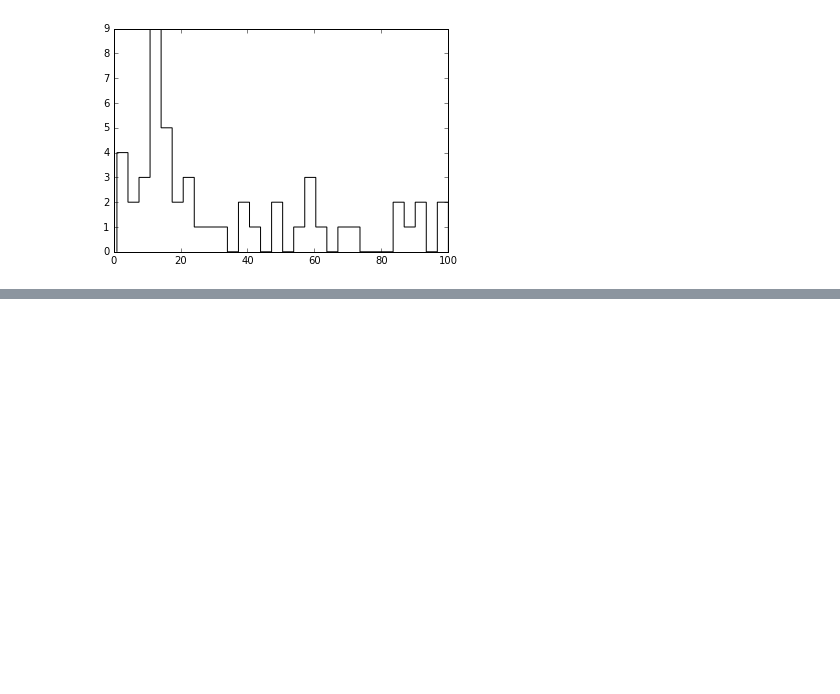
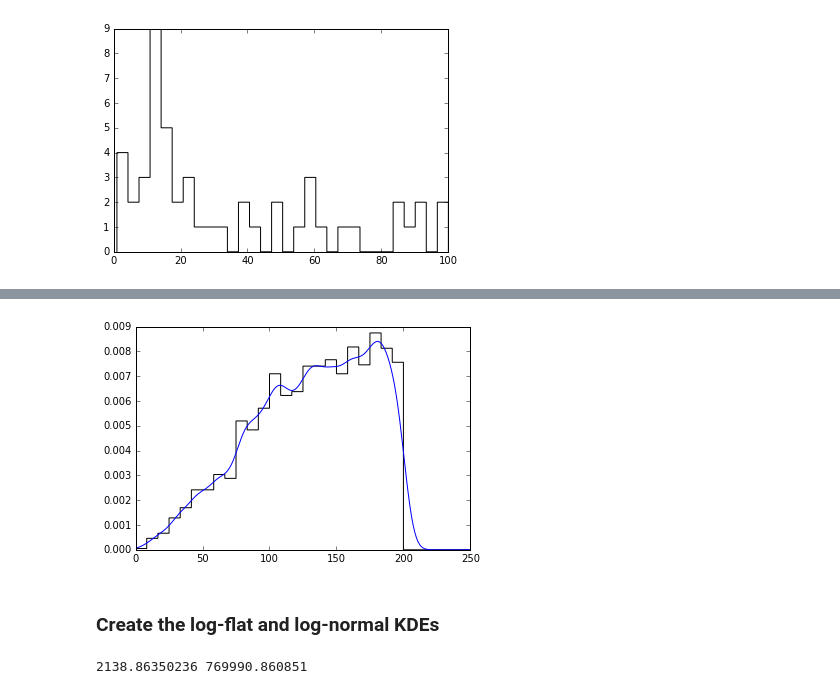
Before and after one commit to astroJeff/gaia_binaries, a Jupyter notebook: notebooks/TGAS_distribution.ipynb, the cells around one changed output, grey strips where cells are left out. Saved outputs shown, nothing was run; the diff lists cells and outputs as text; code cells hidden in the pictures; blank space fills up the shorter version.

```diff
--- a/notebooks/TGAS_distribution.ipynb
+++ b/notebooks/TGAS_distribution.ipynb
@@ -407,0 +421,14 @@ print 10.*pc_to_cm / 6.95e10
+# %%
+dist_kde = gaussian_kde(dist[dist<200.0], bw_method=0.1)
+
+tmp_dist = np.linspace(0.0, 250.0, 200)
+dist_out = dist_kde.evaluate((tmp_dist))
+
+plt.plot(tmp_dist, dist_out)
+plt.hist(dist[dist<200.0], normed=True, histtype='step', color='k', bins=30, range=(0,250.0))
+
+plt.show()
+# %% [output]
+[figure, added]
+# %% [markdown]
+### Create the log-flat and log-normal KDEs
@@ -407,0 +503,10 @@ print 10.*pc_to_cm / 6.95e10
+# %%
+theta_min = 10.0 # 2 arcsec
+theta_max = 3600.0 # 1 degree
+
+s_min = (theta_min / 3600.0 * np.pi/180.0) * (c.pc_to_cm / c.Rsun_to_cm)
+s_max = (theta_max / 3600.0 * np.pi/180.0) * (c.pc_to_cm / c.Rsun_to_cm)
+
+print s_min, s_max
+# %% [output]
+2138.86350236 769990.860851
```
Also changed, not shown: parts of 12 cells of this notebook, 2 other files.
